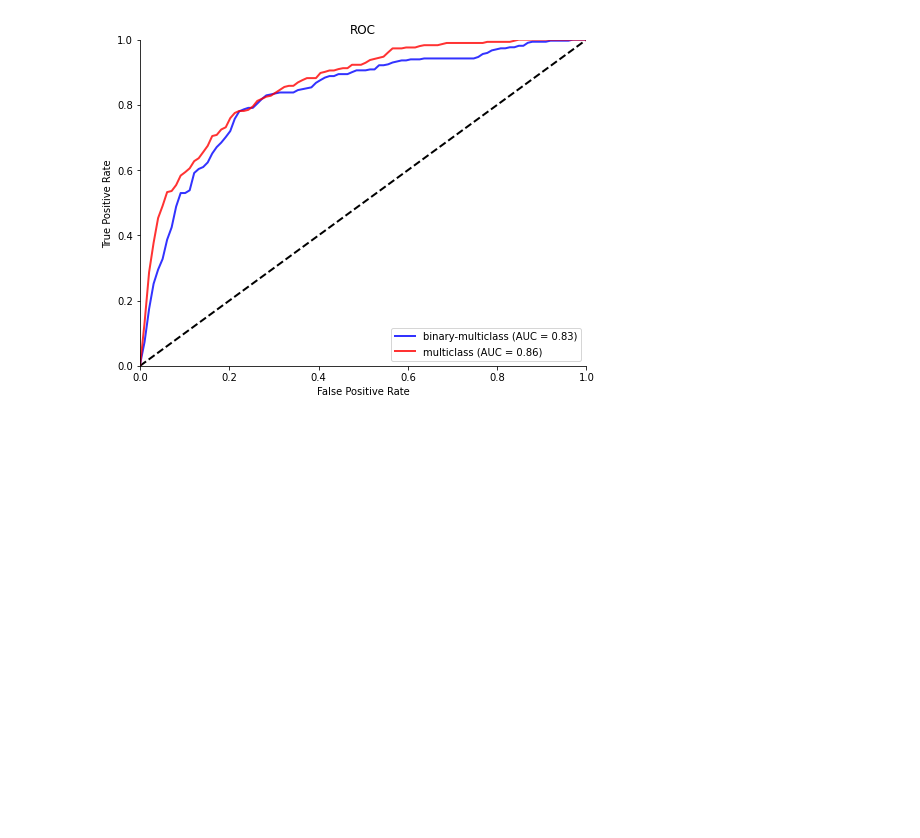
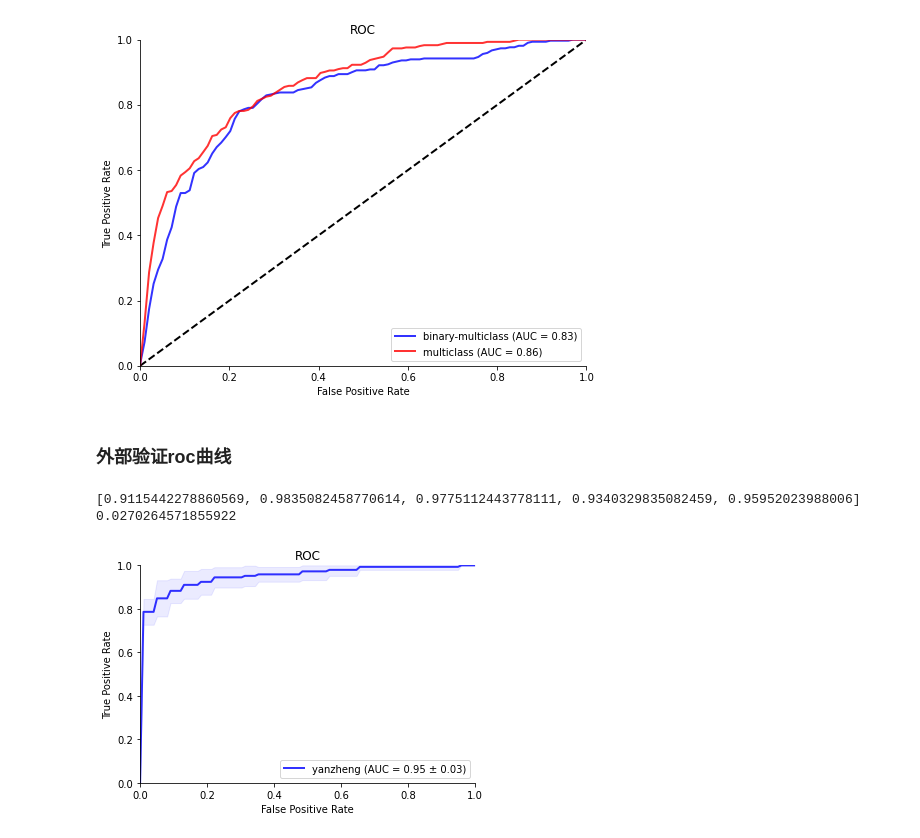
Before and after one commit to Noirombre/result, a Jupyter notebook: roc.ipynb, the cells around one changed output. Cells and saved outputs as stored; diff of their text form; code cells hidden in the pictures; blank space fills up the shorter version.

```diff
--- a/roc.ipynb
+++ b/roc.ipynb
@@ -524,3 +524,65 @@ plt.show()
 {0: 0.8498077196980488, 1: 0.8080428685897436, 2: 0.8256035383008784}
 {0: 0.877700232635427, 1: 0.9271131073907718, 2: 0.772314986600701}
 [figure]
+# %% [markdown]
+### 外部验证roc曲线
+# %%
+import numpy as np
+import matplotlib.pyplot as plt
+from sklearn.metrics import roc_curve, auc
+import pandas as pd
+from scipy.interpolate import interp1d
+
+# 从文件路径读取数据
+data_path = r'C:\Users\ynn\Desktop\result\yanzheng.xlsx'
+data = pd.read_excel(data_path)
+# 假设你的数据存储在名为 'data' 的 pandas DataFrame 中
+y_true = data['Y']
+y_score = data['p_1']
+
+# 确定分组数量
+n_groups = len(data) // 52 + (len(data) % 52 > 0)
+
+# 使用分组信息进行 k-fold 交叉验证
+mean_tpr = 0.0
+mean_fpr = np.linspace(0, 1, 100)
+tprs = []
+aucs = []
+for i in range(n_groups):
+    start_idx = i * 52
+    end_idx = min((i + 1) * 52, len(data))
+    test_index = list(range(start_idx, end_idx))
+    train_index = [idx for idx in range(len(data)) if idx not in test_index]
+
+    X_train, X_test = data.iloc[train_index], data.iloc[test_index]
+    y_train, y_test = y_true.iloc[train_index], y_true.iloc[test_index]
+
+    fpr, tpr, _ = roc_curve(y_test, X_test['p_1'])
+    mean_tpr += np.interp(mean_fpr, fpr, tpr)
+    tprs.append(np.interp(mean_fpr, fpr, tpr))
+    tprs[-1][0]=0.0
+    auc_val = auc(fpr, tpr)
+    aucs.append(auc_val)
+print(aucs)
+mean_tpr=np.mean(tprs,axis=0)
+mean_tpr[-1]=1.0
+mean_auc=auc(mean_fpr,mean_tpr)
+std_auc = np.std(aucs, axis=0)
+print(std_auc)
+plt.plot(mean_fpr,mean_tpr,color='blue',label=f'yanzheng (AUC = {mean_auc:.2f} ± {std_auc:.2f})',lw=2,alpha=.8)
+std_tpr=np.std(tprs,axis=0)
+tprs_upper=np.minimum(mean_tpr+std_tpr,1)
+tprs_lower=np.maximum(mean_tpr-std_tpr,0)
+plt.fill_between(mean_fpr,tprs_lower,tprs_upper,color='blue', alpha=0.08)
+plt.xlim([0,1])
+plt.ylim([0,1])
+plt.xlabel('False Positive Rate')
+plt.ylabel('True Positive Rate')
+plt.title('ROC')
+plt.legend(loc='lower right')
+plt.gca().spines['top'].set_visible(False)
+plt.gca().spines['right'].set_visible(False)
+# %% [output]
+[0.9115442278860569, 0.9835082458770614, 0.9775112443778111, 0.9340329835082459, 0.95952023988006]
+0.0270264571855922
+[figure, added]
```
Also changed, not shown: parts of 1 cell of this notebook, 2 other files.
